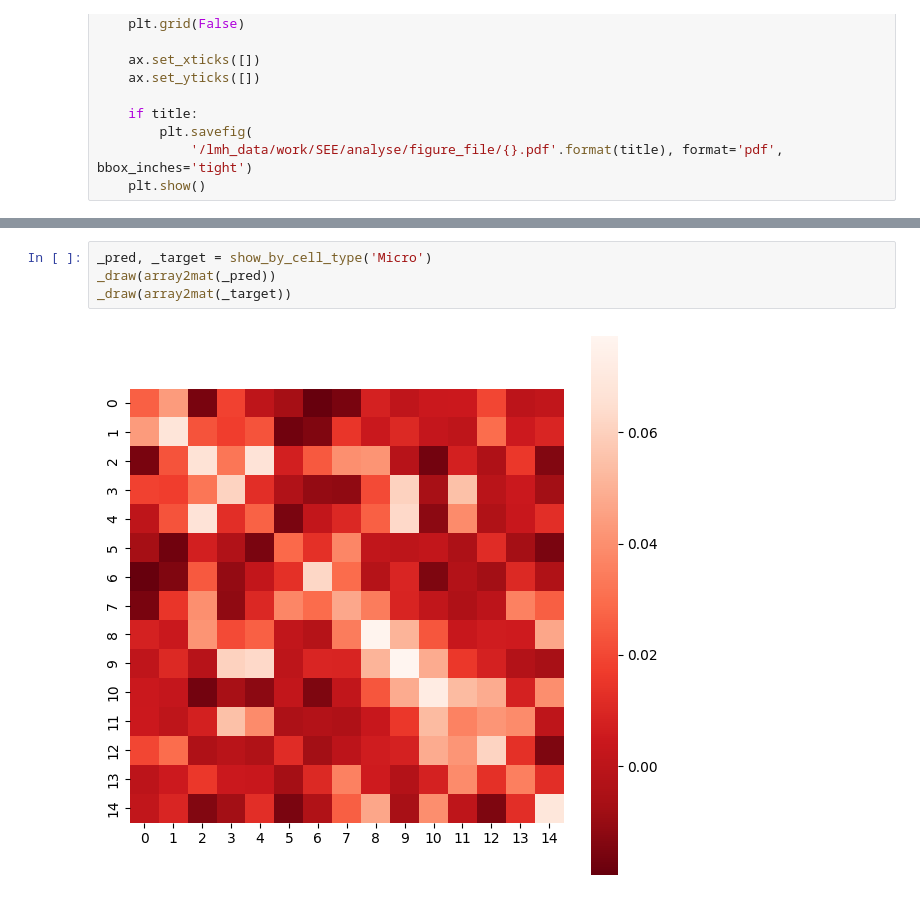
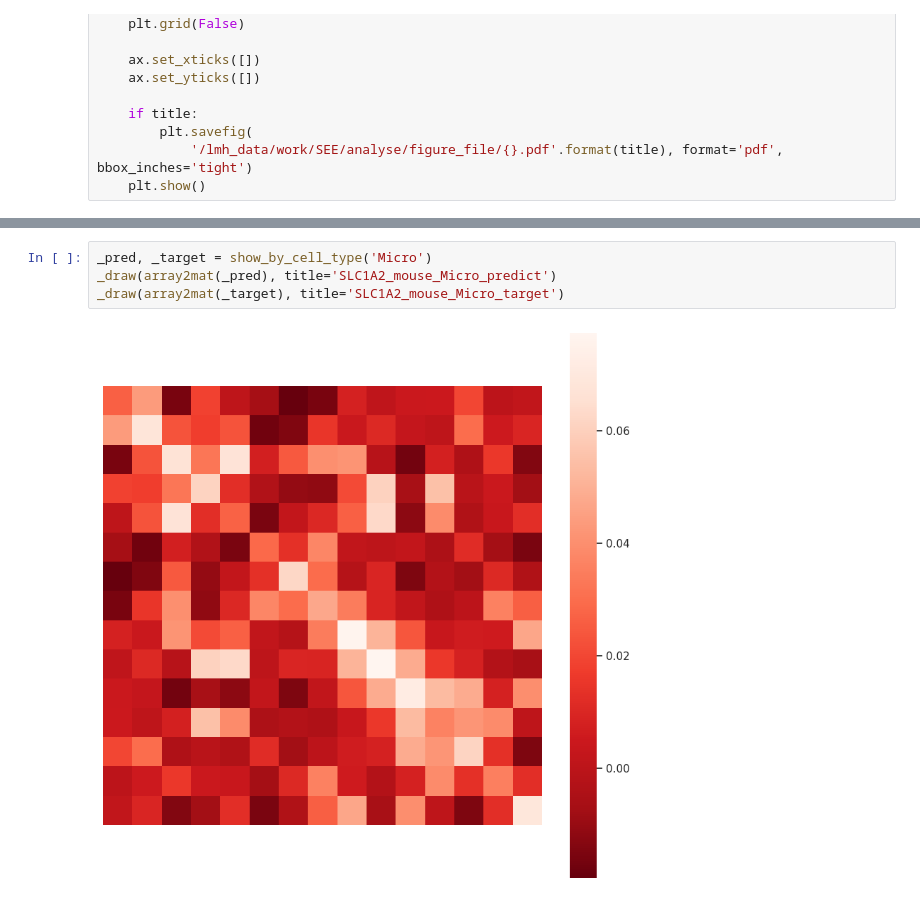
Before and after one commit to 4dglab/SEE, a Jupyter notebook: analyse/quality/Landmark position-SLC1A2(mouse).ipynb, the cells around one changed output, grey strips where cells are left out. Drawn from its saved outputs; the diff is of its cells as text.

```diff
--- a/analyse/quality/Landmark position-SLC1A2(mouse).ipynb
+++ b/analyse/quality/Landmark position-SLC1A2(mouse).ipynb
@@ -66,6 +68,6 @@ _draw(array2mat(_target))
 # %%
 _pred, _target = show_by_cell_type('Micro')
-_draw(array2mat(_pred))
-_draw(array2mat(_target))
+_draw(array2mat(_pred), title='SLC1A2_mouse_Micro_predict')
+_draw(array2mat(_target), title='SLC1A2_mouse_Micro_target')
 # %% [output]
-[figure, old version]
+[figure, new version]
```
Also changed, not shown: parts of 4 cells of this notebook, 20 other files.
